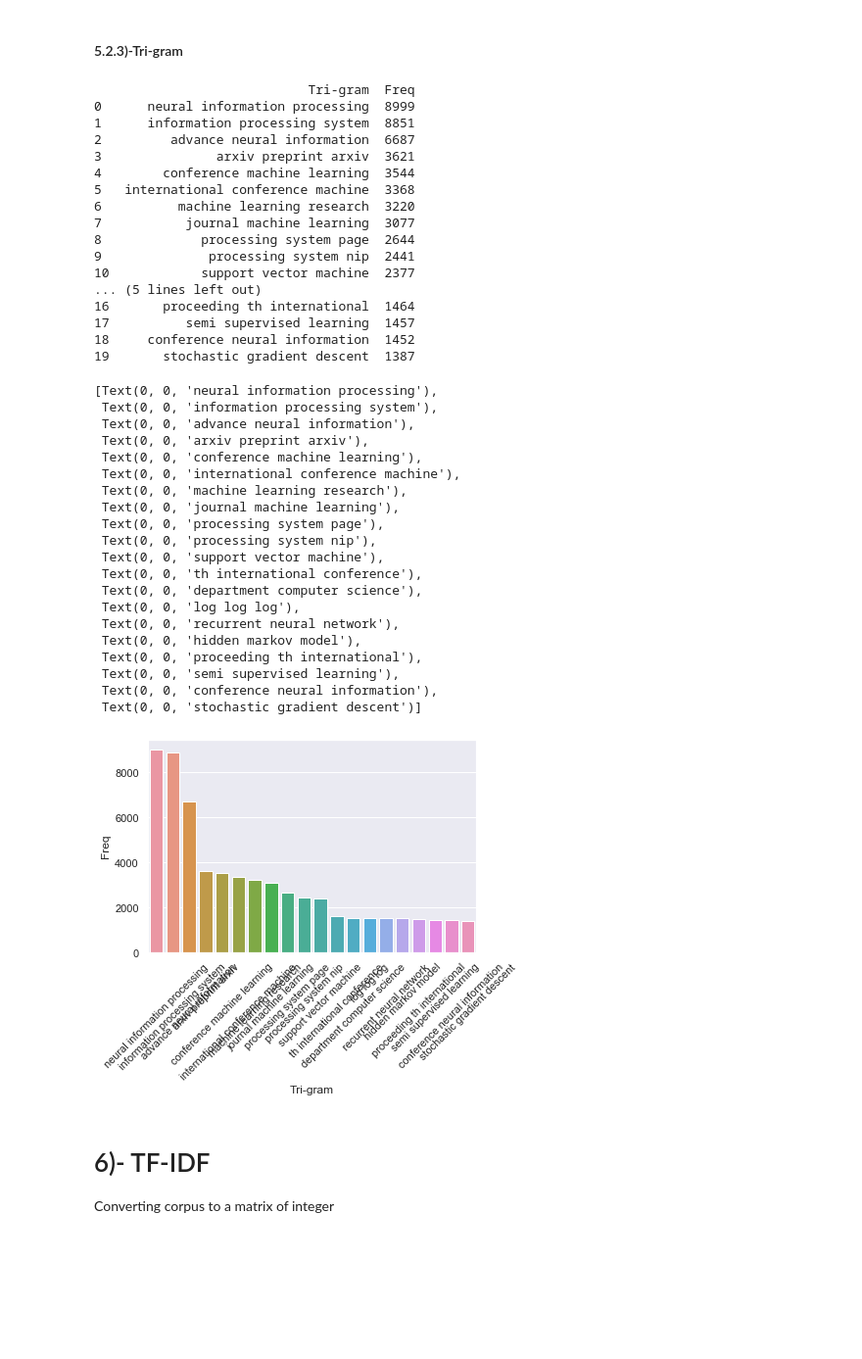
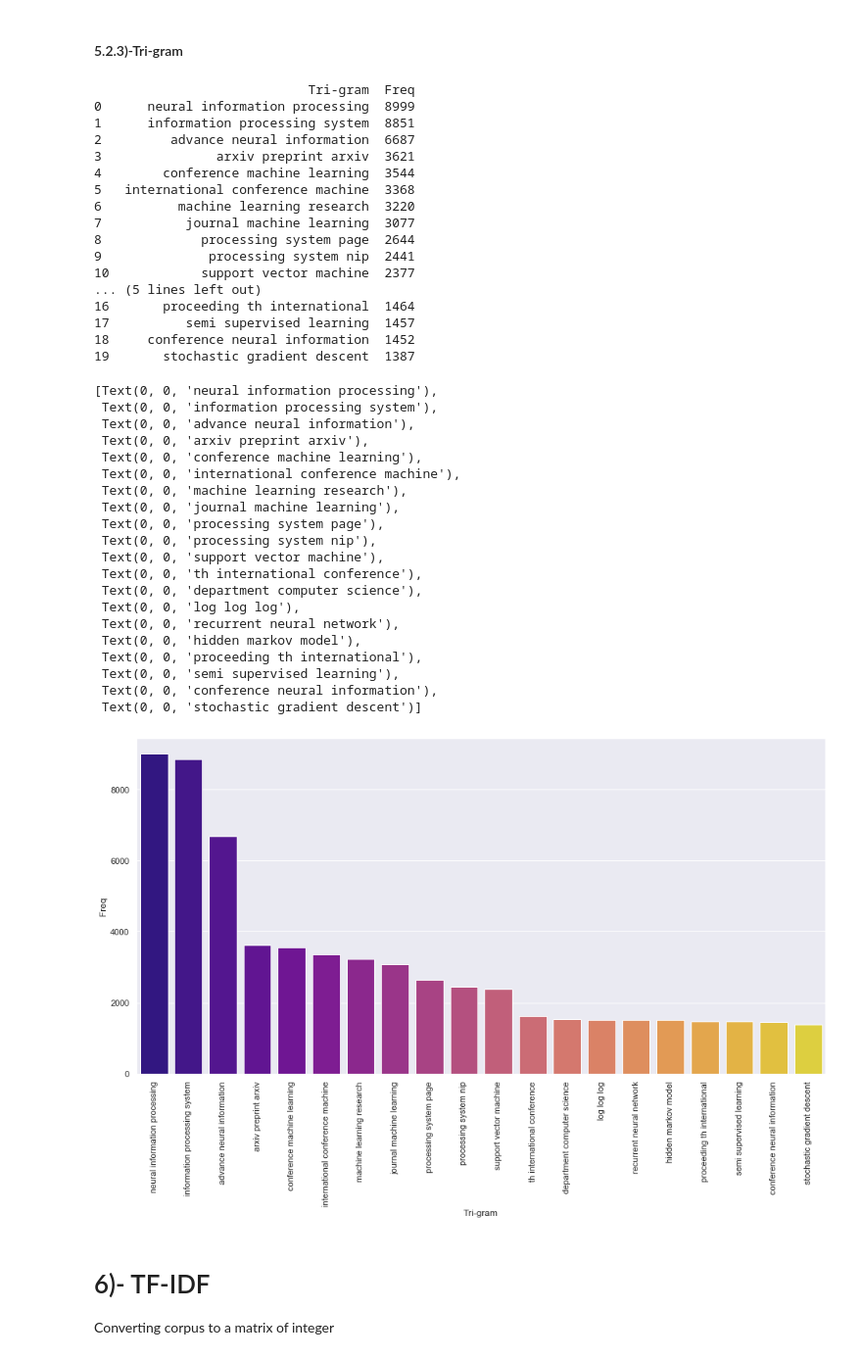
Before and after one commit to HassanSherwani/NLP-Natural-Language-Processing-, a Jupyter notebook: Keyword-Extraction_TFIDF/keyword_extraction.ipynb, the cells around one changed output. Shown at 98% size. Drawn from its saved outputs; the diff is of its cells as text; code cells hidden in the pictures; blank space fills up the shorter version.

```diff
--- a/Keyword-Extraction_TFIDF/keyword_extraction.ipynb
+++ b/Keyword-Extraction_TFIDF/keyword_extraction.ipynb
@@ -357,7 +390,7 @@ using uni-gram, bi-gram, and tri-gram
 # %% [markdown]
 #### 5.2.1)-Uni-gram
 # %%
-#Most frequently occuring words
+#Most frequently occuring uni-gram words
 def get_top_n_words(corpus, n=None):
     vec = CountVectorizer().fit(corpus)
     bag_of_words = vec.transform(corpus)
@@ -371,9 +404,11 @@ def get_top_n_words(corpus, n=None):
 top_words = get_top_n_words(corpus, n=20)
 top_df = pd.DataFrame(top_words)
 top_df.columns=["Word", "Freq"]
-#Barplot of most freq words
-g = sns.barplot(x="Word", y="Freq", data=top_df)
-g.set_xticklabels(g.get_xticklabels(), rotation=40)
+
+#Bar plot of most frequent uni-grams
+sns.set(rc={'figure.figsize':(13,8)})
+g=sns.barplot(x="Word", y="Freq",palette=("plasma"), data=top_df)
+g.set_xticklabels(g.get_xticklabels(), rotation=30)
 # %% [output]
 [Text(0, 0, 'model'),
  Text(0, 0, 'algorithm'),
@@ -416,10 +451,12 @@ top2_words = get_top_n2_words(corpus, n=20)
 top2_df = pd.DataFrame(top2_words)
 top2_df.columns=["Bi-gram", "Freq"]
 print(top2_df)
+
 #Barplot of most freq Bi-grams
 
-h=sns.barplot(x="Bi-gram", y="Freq", data=top2_df)
-h.set_xticklabels(h.get_xticklabels(), rotation=45)
+sns.set(rc={'figure.figsize':(15,8)})
+h=sns.barplot(x="Bi-gram", y="Freq",palette=("plasma"), data=top2_df)
+h.set_xticklabels(h.get_xticklabels(), rotation=75)
 # %% [output]
                      Bi-gram   Freq
 0                      et al  20583
@@ -472,15 +509,17 @@ def get_top_n3_words(corpus, n=None):
     words_freq =sorted(words_freq, key = lambda x: x[1],
                 reverse=True)
     return words_freq[:n]
+
 # for tri-gram
 top3_words = get_top_n3_words(corpus, n=20)
 top3_df = pd.DataFrame(top3_words)
 top3_df.columns=["Tri-gram", "Freq"]
 print(top3_df)
+
 #Barplot of most freq Tri-grams
-
-j=sns.barplot(x="Tri-gram", y="Freq", data=top3_df)
-j.set_xticklabels(j.get_xticklabels(), rotation=45)
+sns.set(rc={'figure.figsize':(16,8)})
+j=sns.barplot(x="Tri-gram", y="Freq",palette=("plasma"), data=top3_df)
+j.set_xticklabels(j.get_xticklabels(), rotation=90)
 # %% [output]
                             Tri-gram  Freq
 0      neural information processing  8999
@@ -492,34 +531,34 @@ j.set_xticklabels(j.get_xticklabels(), rotation=45)
 6          machine learning research  3220
 7           journal machine learning  3077
 8             processing system page  2644
 9              processing system nip  2441
 10            support vector machine  2377
 ... (5 lines left out)
 16       proceeding th international  1464
 17          semi supervised learning  1457
 18     conference neural information  1452
 19       stochastic gradient descent  1387
 [Text(0, 0, 'neural information processing'),
  Text(0, 0, 'information processing system'),
  Text(0, 0, 'advance neural information'),
  Text(0, 0, 'arxiv preprint arxiv'),
  Text(0, 0, 'conference machine learning'),
  Text(0, 0, 'international conference machine'),
  Text(0, 0, 'machine learning research'),
  Text(0, 0, 'journal machine learning'),
  Text(0, 0, 'processing system page'),
  Text(0, 0, 'processing system nip'),
  Text(0, 0, 'support vector machine'),
  Text(0, 0, 'th international conference'),
  Text(0, 0, 'department computer science'),
  Text(0, 0, 'log log log'),
  Text(0, 0, 'recurrent neural network'),
  Text(0, 0, 'hidden markov model'),
  Text(0, 0, 'proceeding th international'),
  Text(0, 0, 'semi supervised learning'),
  Text(0, 0, 'conference neural information'),
  Text(0, 0, 'stochastic gradient descent')]
-[figure, old version]
+[figure, new version]
 # %% [markdown]
 # 6)- TF-IDF
 
```
Also changed, not shown: parts of 15 cells of this notebook.
